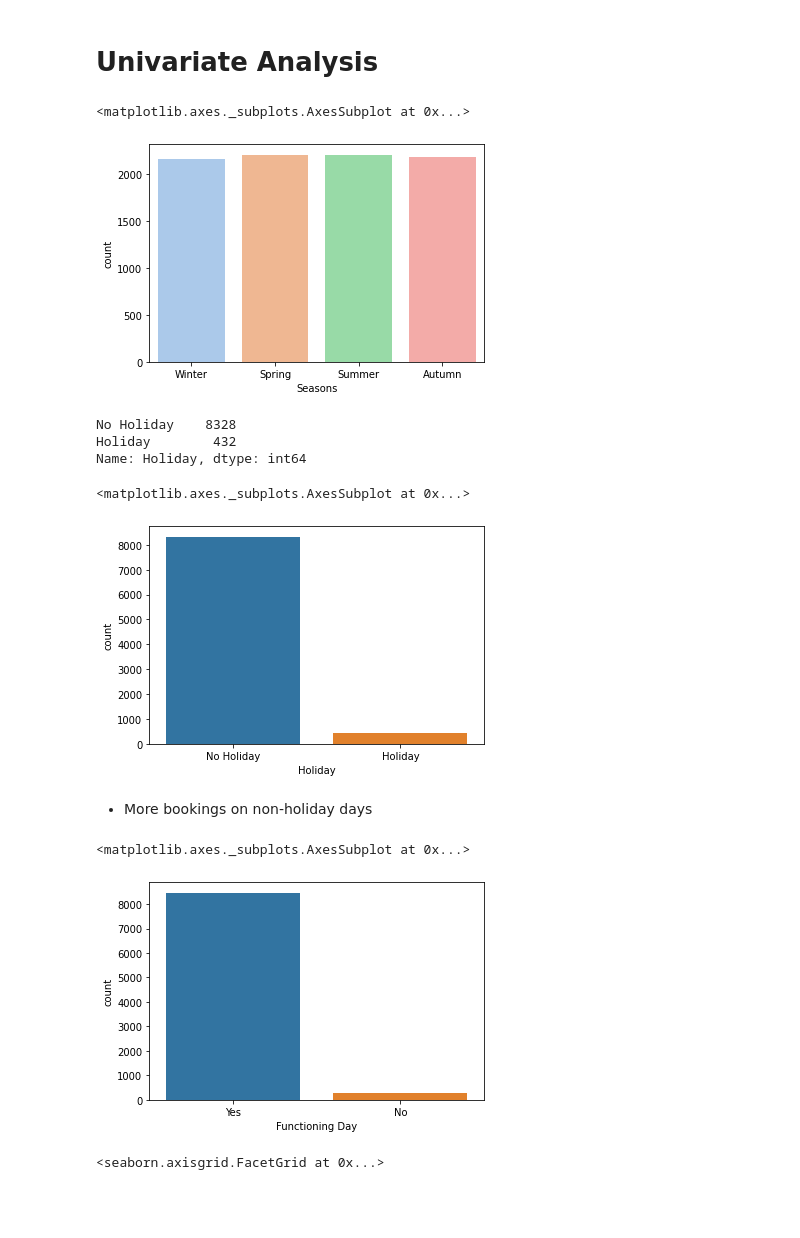
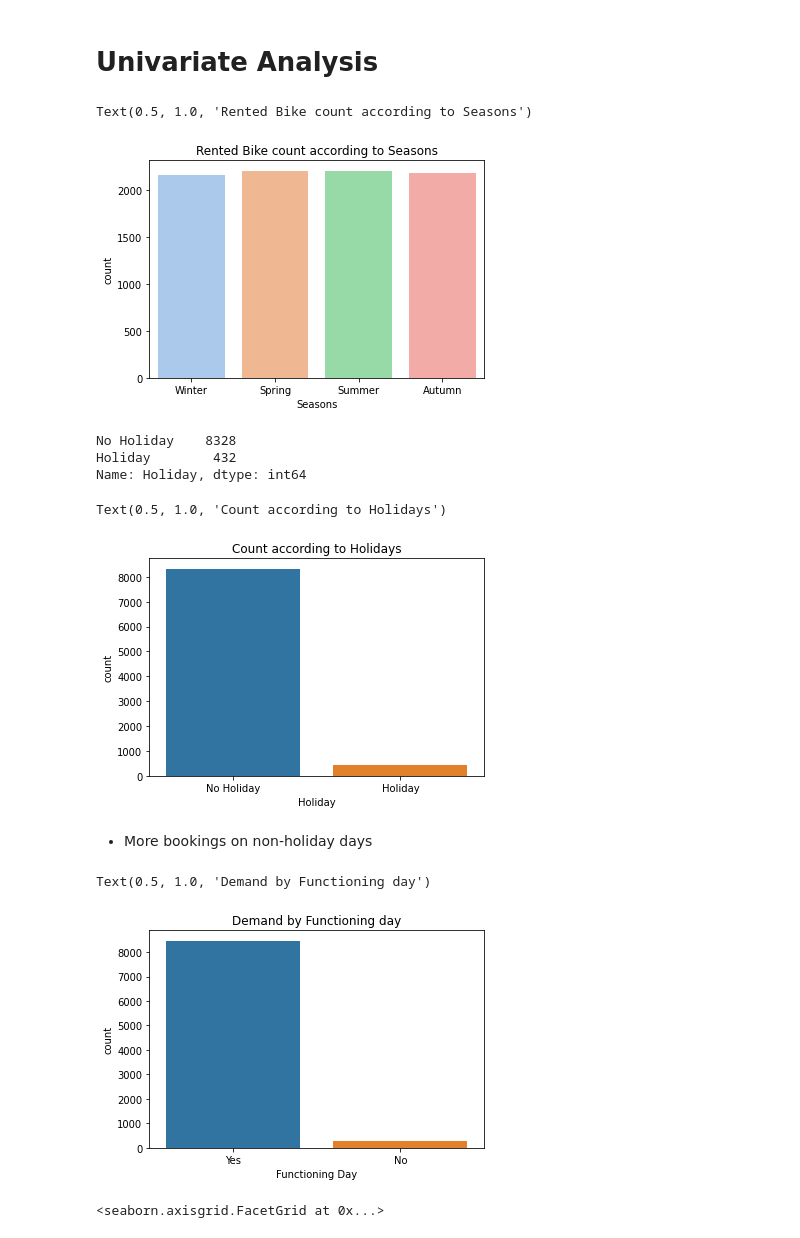
Before and after one commit to Jayjake1/BikeSharingDemand, a Jupyter notebook: Bike_Sharing_Demand_Prediction_Capstone_Project.ipynb, the cells around one changed output. Cells and saved outputs as stored; diff of their text form; code cells hidden in the pictures; blank space fills up the shorter version.

```diff
--- a/Bike_Sharing_Demand_Prediction_Capstone_Project.ipynb
+++ b/Bike_Sharing_Demand_Prediction_Capstone_Project.ipynb
@@ -130,10 +130,10 @@ dataset['Year']=dataset['Date'].dt.year
 # %% [markdown]
 # Univariate Analysis
 # %%
-sns.countplot(dataset['Seasons'],palette='pastel')
+sns.countplot(dataset['Seasons'],palette='pastel').set_title('Rented Bike count according to Seasons')
 # %% [output]
-<matplotlib.axes._subplots.AxesSubplot at 0x...>
+Text(0.5, 1.0, 'Rented Bike count according to Seasons')
-[figure, old version]
+[figure, new version]
 # %%
 dataset['Holiday'].value_counts()
 # %% [output]
@@ -141,15 +141,15 @@ No Holiday    8328
 Holiday        432
 Name: Holiday, dtype: int64
 # %%
-sns.countplot(dataset['Holiday'])
+sns.countplot(dataset['Holiday']).set_title('Count according to Holidays')
 # %% [output]
-<matplotlib.axes._subplots.AxesSubplot at 0x...>
+Text(0.5, 1.0, 'Count according to Holidays')
-[figure, old version]
+[figure, new version]
 # %% [markdown]
 - More bookings on non-holiday days
 # %%
-sns.countplot(dataset['Functioning Day'])
+sns.countplot(dataset['Functioning Day']).set_title('Demand by Functioning day')
 # %% [output]
-<matplotlib.axes._subplots.AxesSubplot at 0x...>
+Text(0.5, 1.0, 'Demand by Functioning day')
-[figure, old version]
+[figure, new version]
 # %%
```
Also changed, not shown: parts of 5 cells of this notebook.
